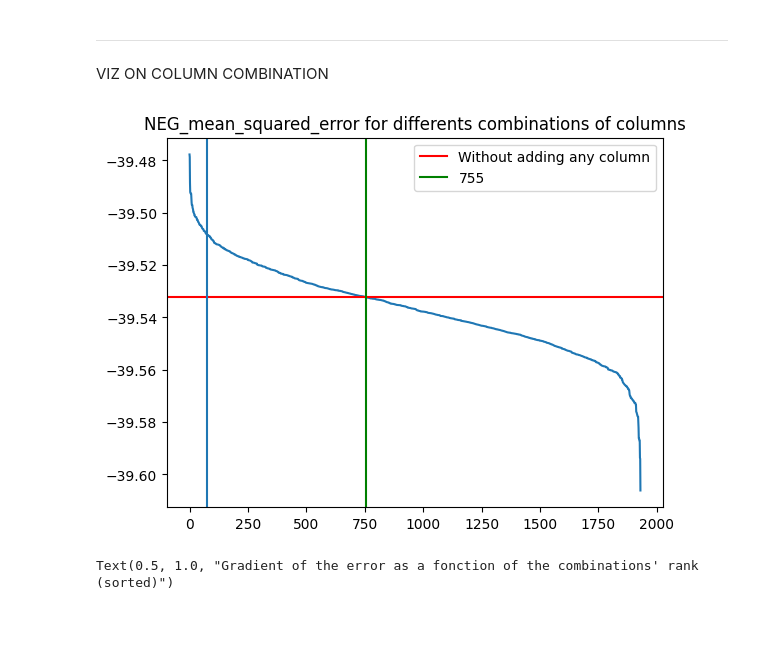
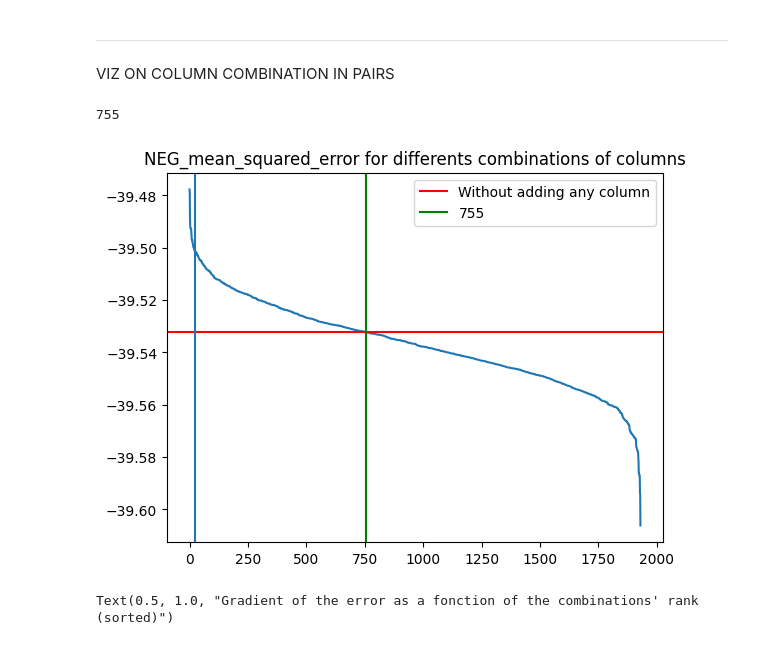
Before and after one commit to bparent11/kaggle-S5E2, a Jupyter notebook: work.ipynb, the cells around one changed output. Cells and saved outputs as stored; diff of their text form; code cells hidden in the pictures.

```diff
--- a/work.ipynb
+++ b/work.ipynb
@@ -241,7 +241,7 @@ Maybe add a squared feature for weight capacity.
 # %% [markdown]
 ---
 # %% [markdown]
-VIZ ON COLUMN COMBINATION
+VIZ ON COLUMN COMBINATION IN PAIRS
 # %%
 import json
 
@@ -251,21 +251,24 @@ with open('best_combinations_22_02.json', 'r') as json_file:
 first_thirty = list(relevant_combinations.items())[:30]
 # %%
 nb_of_combinations_better_that_no_adding_any_column = ([value[1] < relevant_combinations['no_column_added'] for value in list(relevant_combinations.items())]).count(0)
+nb_of_combinations_better_that_no_adding_any_column
+# %% [output]
+755
 # %%
 x = np.arange(0, len(list(relevant_combinations.items())), 1)
 y = [value[1] for value in list(relevant_combinations.items())]
 # %%
 plt.plot(x, y)
 plt.axhline(relevant_combinations['no_column_added'], label="Without adding any column", color='red')
 plt.axvline(nb_of_combinations_better_that_no_adding_any_column, label=str(nb_of_combinations_better_that_no_adding_any_column), color='green')
-plt.axvline(75)
+plt.axvline(25)
 
 plt.title('NEG_mean_squared_error for differents combinations of columns')
 
 plt.legend()
 plt.show()
 # %% [output]
-[figure, old version]
+[figure, new version]
 # %%
 low, high = pd.Series(np.gradient(y, x)).quantile([0.01, 0.98])
 
```
Also changed, not shown: parts of 9 cells of this notebook, 1 other file.
